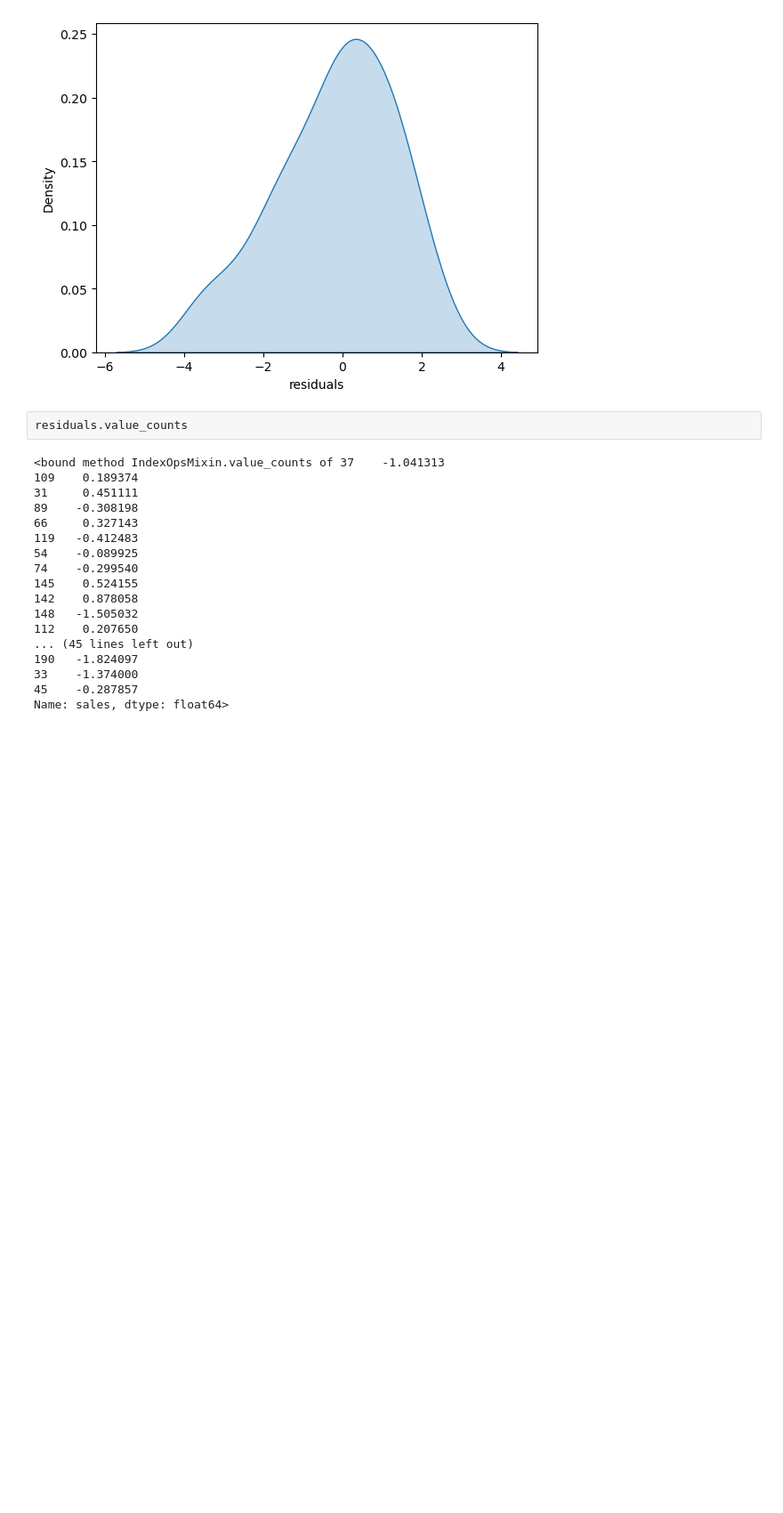
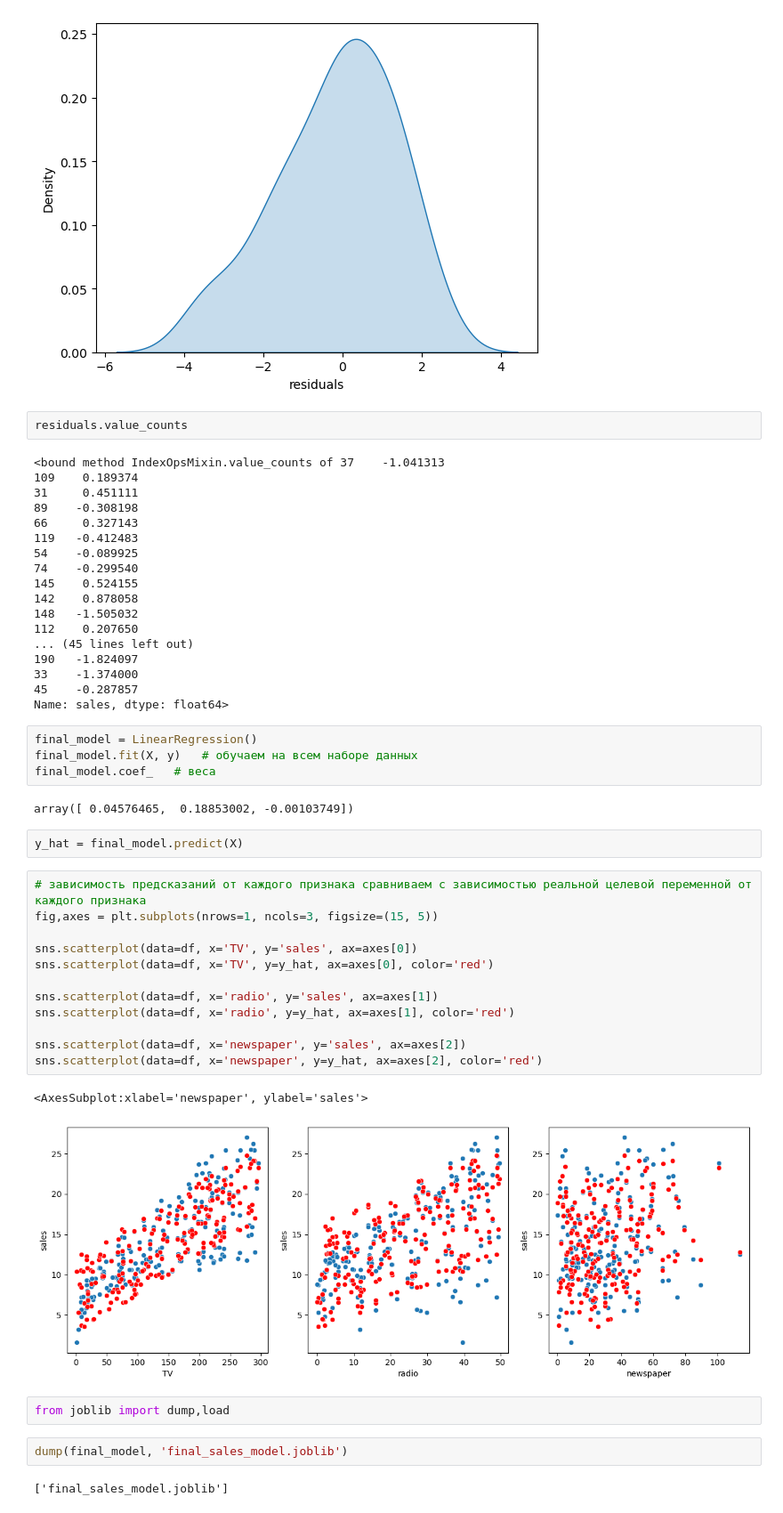
Before and after one commit to sashamamanovich/test, a Jupyter notebook: Linear_reg.ipynb, the cells around one changed output. Shown at 89% size. Saved outputs shown, nothing was run; the diff lists cells and outputs as text; blank space fills up the shorter version.

```diff
--- a/Linear_reg.ipynb
+++ b/Linear_reg.ipynb
@@ -142,3 +142,32 @@ residuals.value_counts
 33    -1.374000
 45    -0.287857
 Name: sales, dtype: float64>
+# %%
+final_model = LinearRegression()
+final_model.fit(X, y)   # обучаем на всем наборе данных
+final_model.coef_   # веса
+# %% [output]
+array([ 0.04576465,  0.18853002, -0.00103749])
+# %%
+y_hat = final_model.predict(X)
+# %%
+# зависимость предсказаний от каждого признака сравниваем с зависимостью реальной целевой переменной от каждого признака
+fig,axes = plt.subplots(nrows=1, ncols=3, figsize=(15, 5))
+
+sns.scatterplot(data=df, x='TV', y='sales', ax=axes[0])
+sns.scatterplot(data=df, x='TV', y=y_hat, ax=axes[0], color='red')
+
+sns.scatterplot(data=df, x='radio', y='sales', ax=axes[1])
+sns.scatterplot(data=df, x='radio', y=y_hat, ax=axes[1], color='red')
+
+sns.scatterplot(data=df, x='newspaper', y='sales', ax=axes[2])
+sns.scatterplot(data=df, x='newspaper', y=y_hat, ax=axes[2], color='red')
+# %% [output]
+<AxesSubplot:xlabel='newspaper', ylabel='sales'>
+[figure, added]
+# %%
+from joblib import dump,load
+# %%
+dump(final_model, 'final_sales_model.joblib')
+# %% [output]
+['final_sales_model.joblib']
```
Also changed, not shown: parts of 5 cells of this notebook.
